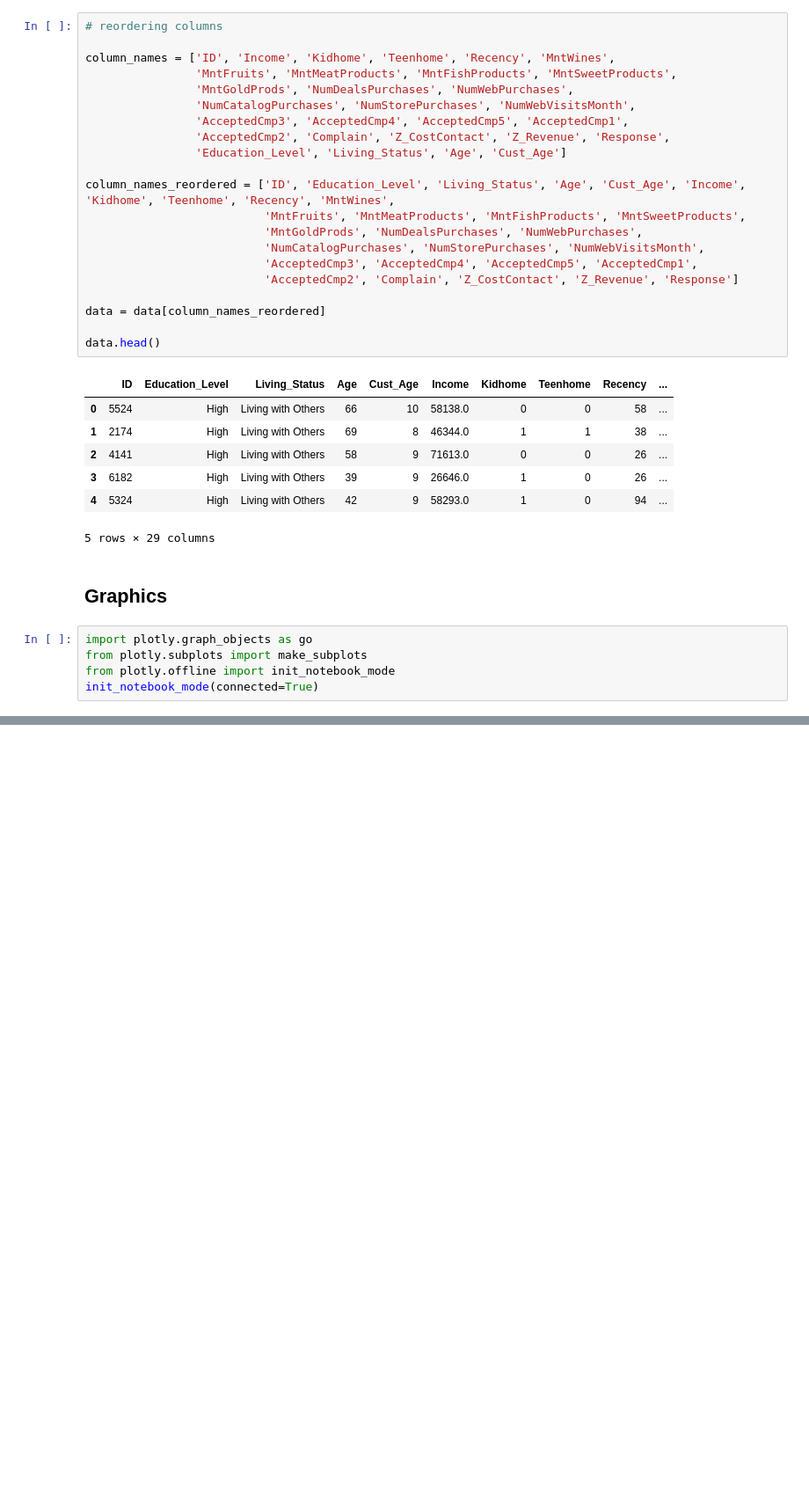
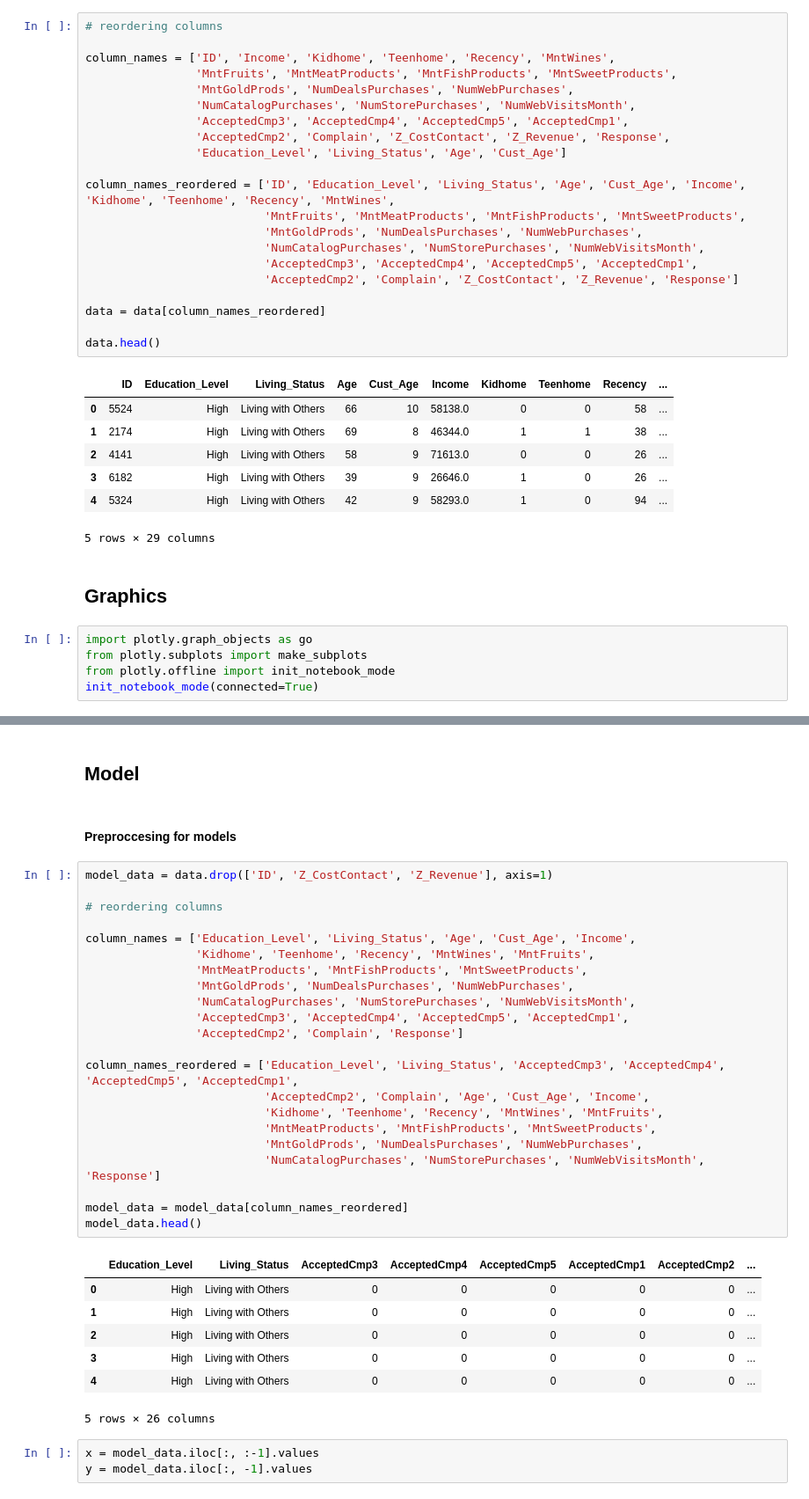
Before and after one commit to erolkibris/marketing_campaign, a Jupyter notebook: marketing_campaign.ipynb, the cells around one changed output, grey strips where cells are left out. Shown at 88% size. Drawn from its saved outputs; the diff is of its cells as text; blank space fills up the shorter version.

Commit message:
models added

```diff
--- a/marketing_campaign.ipynb
+++ b/marketing_campaign.ipynb
@@ -251,0 +282,37 @@ fig.show()
+# %% [markdown]
+## Model
+# %% [markdown]
+#### Preproccesing for models
+# %%
+model_data = data.drop(['ID', 'Z_CostContact', 'Z_Revenue'], axis=1)
+
+# reordering columns
+
+column_names = ['Education_Level', 'Living_Status', 'Age', 'Cust_Age', 'Income',
+                'Kidhome', 'Teenhome', 'Recency', 'MntWines', 'MntFruits',
+                'MntMeatProducts', 'MntFishProducts', 'MntSweetProducts',
+                'MntGoldProds', 'NumDealsPurchases', 'NumWebPurchases',
+                'NumCatalogPurchases', 'NumStorePurchases', 'NumWebVisitsMonth',
+                'AcceptedCmp3', 'AcceptedCmp4', 'AcceptedCmp5', 'AcceptedCmp1',
+                'AcceptedCmp2', 'Complain', 'Response']
+
+column_names_reordered = ['Education_Level', 'Living_Status', 'AcceptedCmp3', 'AcceptedCmp4', 'AcceptedCmp5', 'AcceptedCmp1',
+                          'AcceptedCmp2', 'Complain', 'Age', 'Cust_Age', 'Income',
+                          'Kidhome', 'Teenhome', 'Recency', 'MntWines', 'MntFruits',
+                          'MntMeatProducts', 'MntFishProducts', 'MntSweetProducts',
+                          'MntGoldProds', 'NumDealsPurchases', 'NumWebPurchases',
+                          'NumCatalogPurchases', 'NumStorePurchases', 'NumWebVisitsMonth', 'Response']
+
+model_data = model_data[column_names_reordered]
+model_data.head()
+# %% [output]
+|  | Education_Level | Living_Status | AcceptedCmp3 | AcceptedCmp4 | AcceptedCmp5 | AcceptedCmp1 | AcceptedCmp2 | ... |
+| 0 | High | Living with Others | 0 | 0 | 0 | 0 | 0 | ... |
+| 1 | High | Living with Others | 0 | 0 | 0 | 0 | 0 | ... |
+| 2 | High | Living with Others | 0 | 0 | 0 | 0 | 0 | ... |
+| 3 | High | Living with Others | 0 | 0 | 0 | 0 | 0 | ... |
+| 4 | High | Living with Others | 0 | 0 | 0 | 0 | 0 | ... |
+5 rows × 26 columns
+# %%
+x = model_data.iloc[:, :-1].values
+y = model_data.iloc[:, -1].values
```
Also changed, not shown: parts of 19 cells of this notebook.
